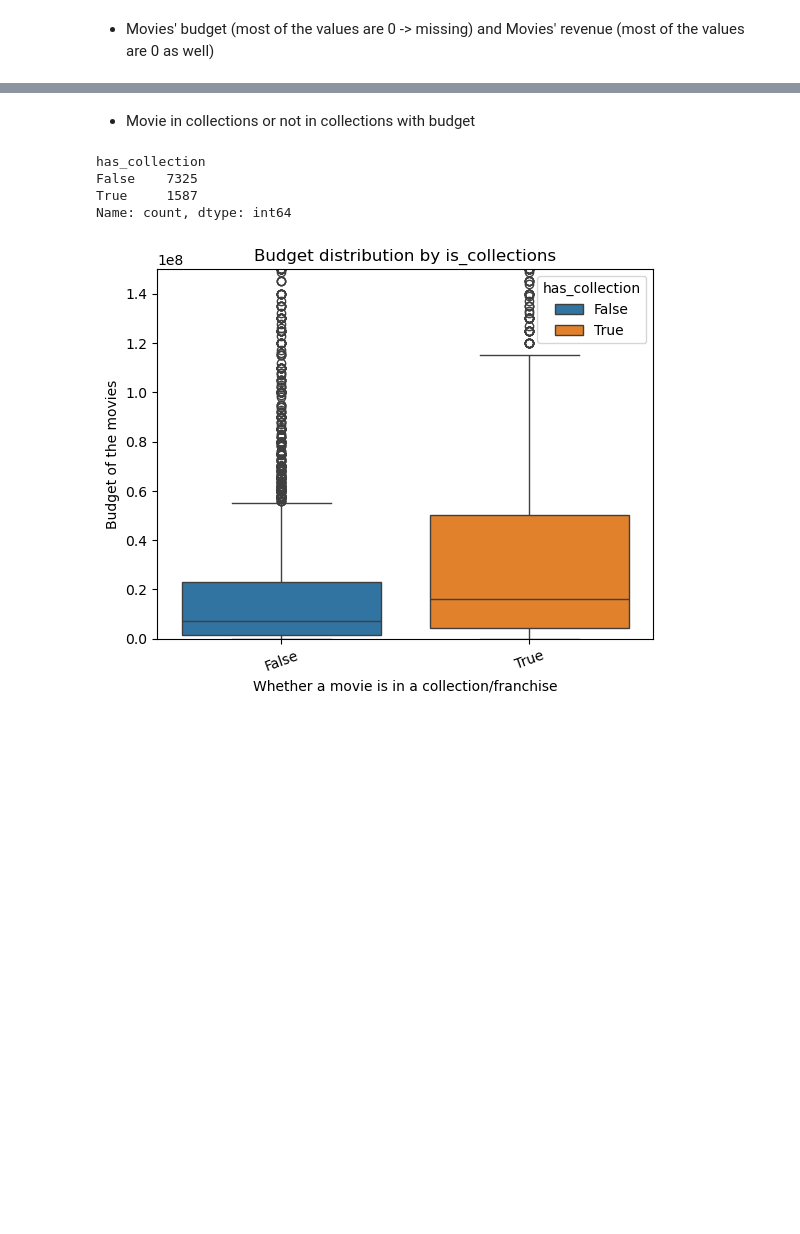
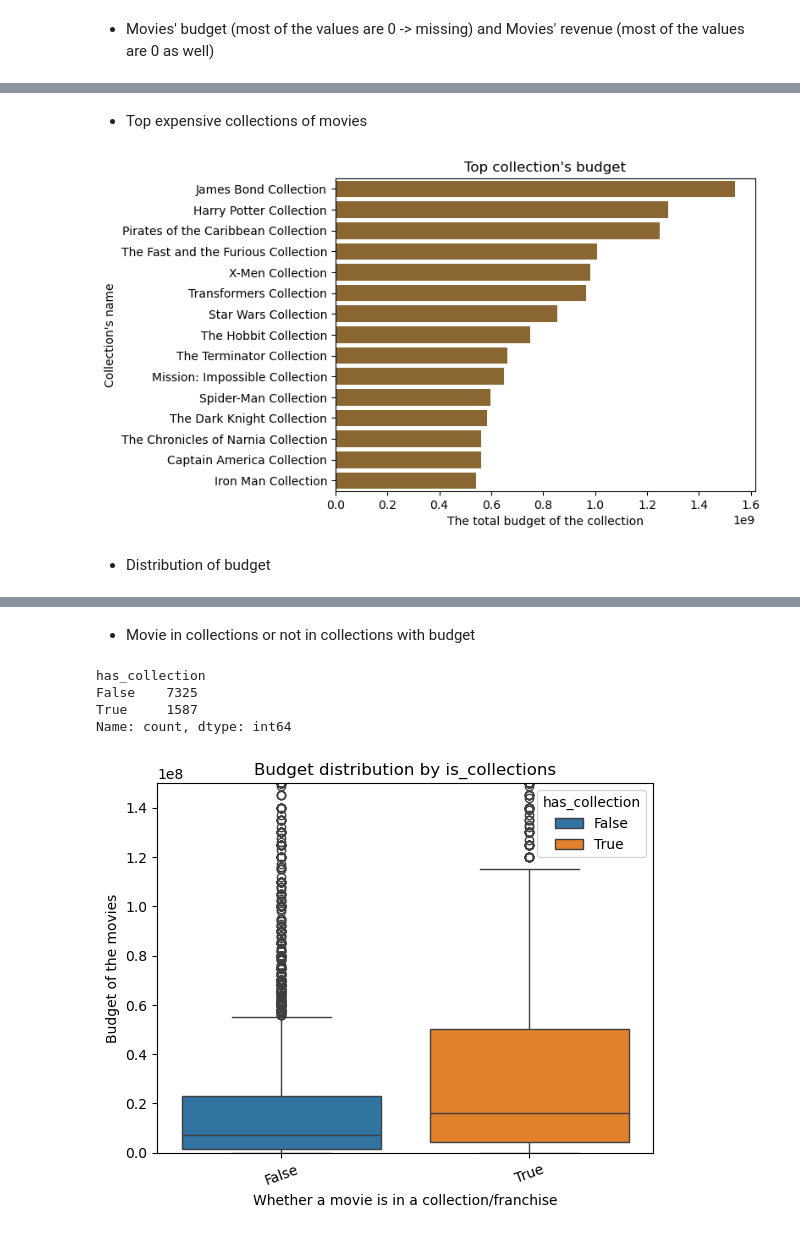
Before and after one commit to Duyduide/Movie-recommendation, a Jupyter notebook: notebooks/02_regression.ipynb, the cells around one changed output, grey strips where cells are left out. Cells and saved outputs as stored; diff of their text form; code cells hidden in the pictures; blank space fills up the shorter version.

```diff
--- a/notebooks/02_regression.ipynb
+++ b/notebooks/02_regression.ipynb
@@ -669,3 +727,21 @@ revenue_df = movies_df[(movies_df["revenue"] != 0.0) & (movies_df["revenue"].not
+# %% [markdown]
+- Top expensive collections of movies
+# %%
+top_collection_budget_num = 15
+collection_budget = budget_df.groupby("collection_name")["budget"].sum().reset_index()
+collection_budget.columns = ["name", "total_budget"]
+top_collection_budget = collection_budget.sort_values(by="total_budget", ascending=False).head(top_collection_budget_num)
+
+sns.barplot(data=top_collection_budget, x="total_budget", y="name", color=random_color())
+
+plt.xlabel("The total budget of the collection")
+plt.ylabel("Collection's name")
+plt.title("Top collection's budget")
+plt.show()
+# %% [output]
+[figure, added]
+# %% [markdown]
+- Distribution of budget
 # %%
 sns.histplot(data=budget_df, x="budget", bins=30, kde=True, color=random_color())
 
```
Also changed, not shown: parts of 24 cells of this notebook, 1 other file.
